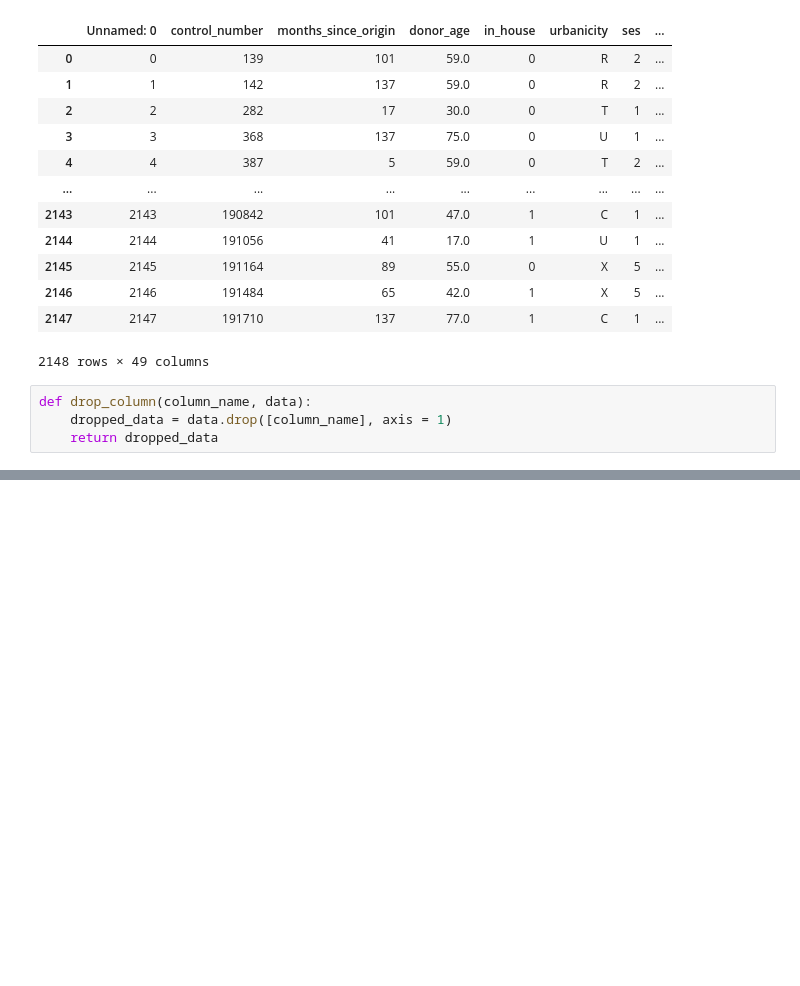
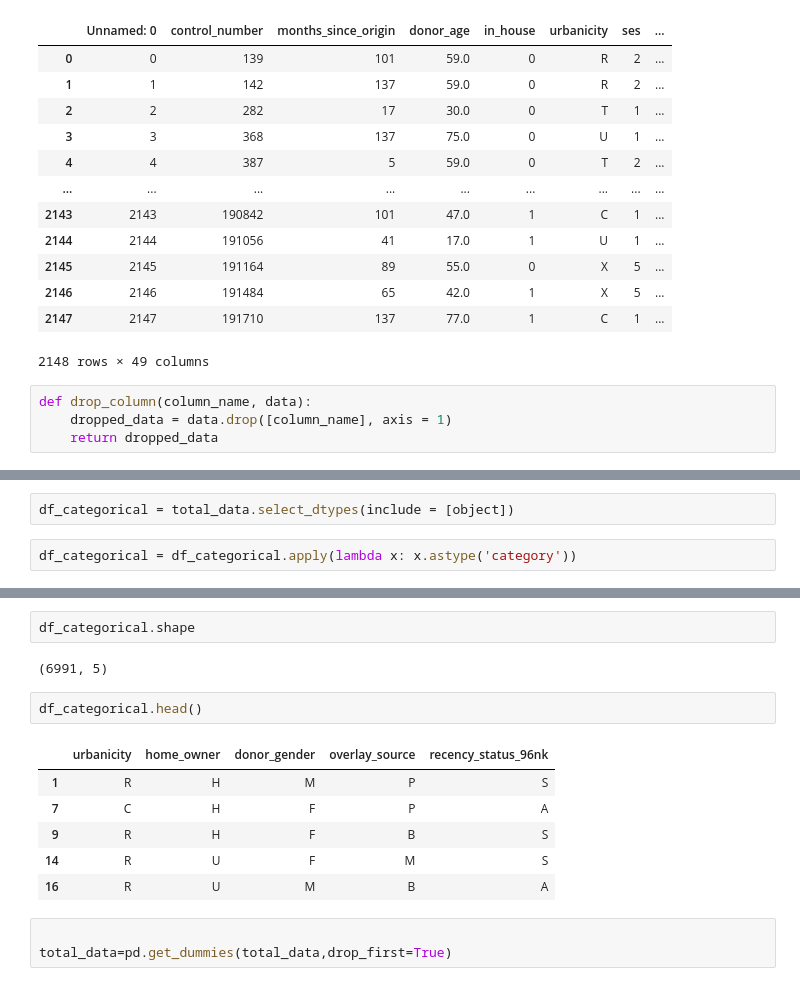
Before and after one commit to jindukwentua/Applying-Machine-Learning-to-Charity-donations, a Jupyter notebook: notebook/2nd_regression_model.ipynb, the cells around one changed output, grey strips where cells are left out. Saved outputs shown, nothing was run; the diff lists cells and outputs as text; blank space fills up the shorter version.

```diff
--- a/notebook/2nd_regression_model.ipynb
+++ b/notebook/2nd_regression_model.ipynb
@@ -44,0 +110,4 @@ def drop_column(column_name, data):
+# %%
+df_categorical = total_data.select_dtypes(include = [object])
+# %%
+df_categorical = df_categorical.apply(lambda x: x.astype('category'))
@@ -44,0 +165,16 @@ def drop_column(column_name, data):
+# %%
+df_categorical.shape
+# %% [output]
+(6991, 5)
+# %%
+df_categorical.head()
+# %% [output]
+|  | urbanicity | home_owner | donor_gender | overlay_source | recency_status_96nk |
+| 1 | R | H | M | P | S |
+| 7 | C | H | F | P | A |
+| 9 | R | H | F | B | S |
+| 14 | R | U | F | M | S |
+| 16 | R | U | M | B | A |
+# %%
+
+total_data=pd.get_dummies(total_data,drop_first=True)
```
Also changed, not shown: parts of 27 cells of this notebook.
